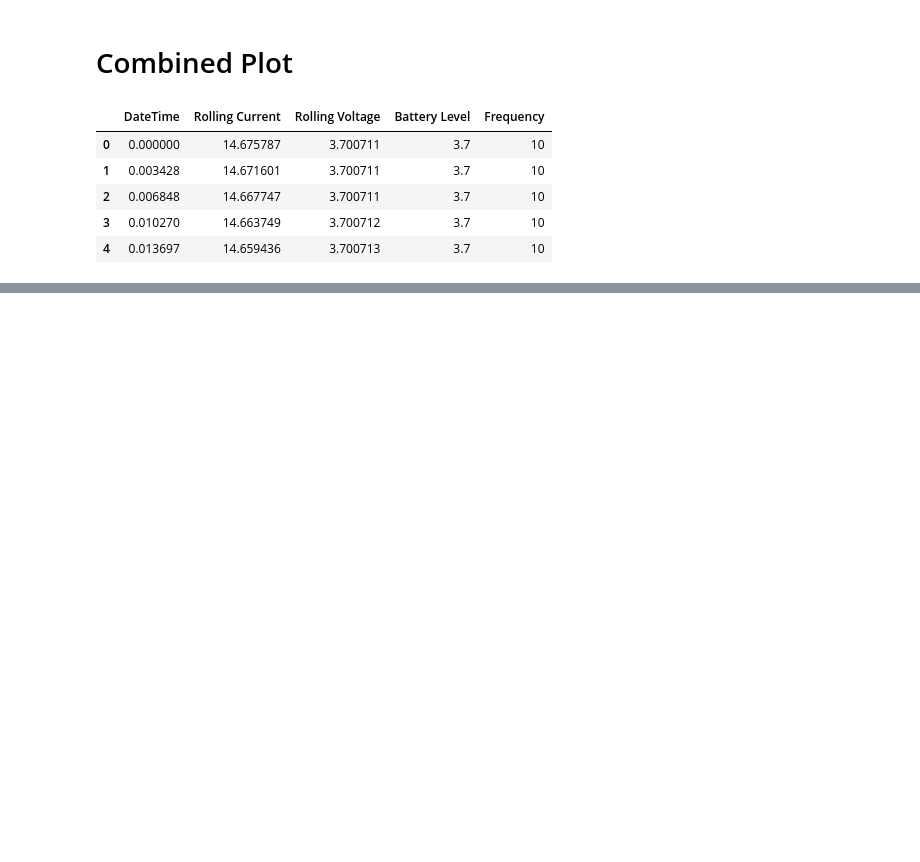
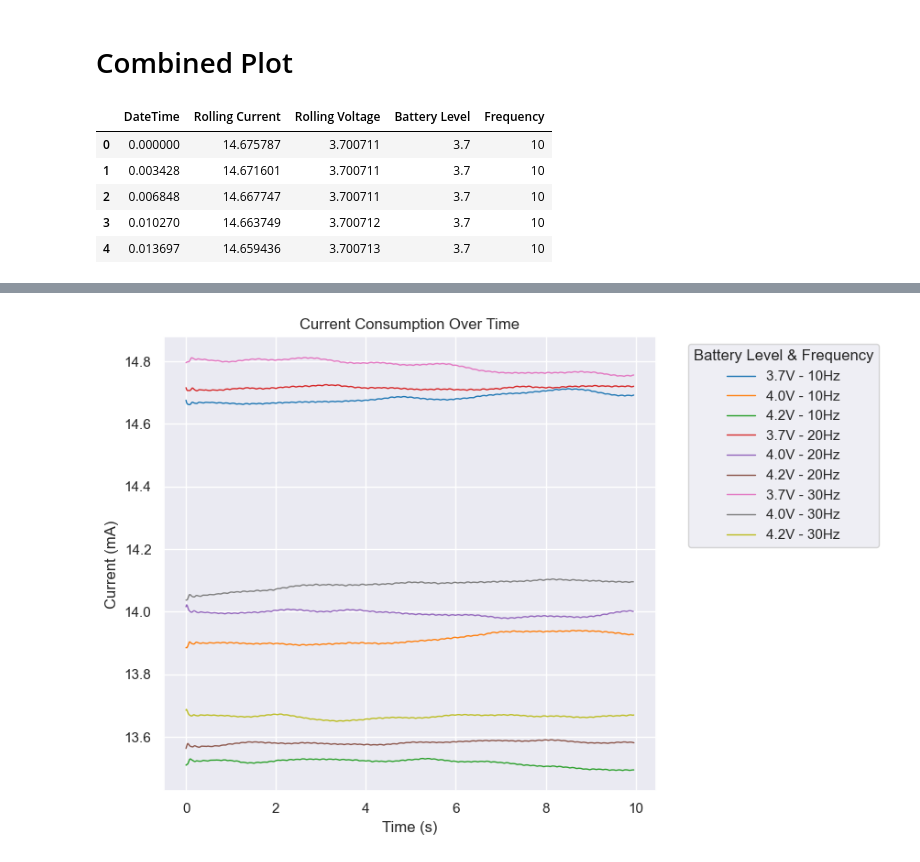
Before and after one commit to PeriniM/SmartApple-Thesis, a Jupyter notebook: data-analysis/nicla_consumption.ipynb, the cells around one changed output, grey strips where cells are left out. Saved outputs shown, nothing was run; the diff lists cells and outputs as text; code cells hidden in the pictures; blank space fills up the shorter version.

```diff
--- a/data-analysis/nicla_consumption.ipynb
+++ b/data-analysis/nicla_consumption.ipynb
@@ -165,0 +188,30 @@ data_grouped
+# %%
+# Create a new column 'Battery & Frequency' to use in the legend for clarity
+data['Battery & Frequency'] = data['Battery Level'].astype(str) + 'V - ' + data['Frequency'].astype(str) + 'Hz'
+
+# Perform a rolling average over 1000 samples for each group of 'Battery & Frequency'
+window_size = 200
+data['Rolling Current Smoothed'] = data.groupby(['Battery & Frequency'])['Rolling Current'].transform(lambda x: x.rolling(window_size, min_periods=1).mean())
+
+# Now we plot the smoothed current again, this time grouped by the new 'Battery & Frequency' column
+plt.figure(figsize=(12, 6))
+sns.lineplot(data=data, x='DateTime', y='Rolling Current Smoothed', hue='Battery & Frequency',
+             linewidth=1, dashes=False, palette='tab10')
+
+# Set plot title and labels
+plt.title('Current Consumption Over Time')
+plt.xlabel('Time (s)')
+plt.ylabel('Current (mA)')
+
+# Place the legend outside the plot to avoid clutter
+plt.legend(title='Battery Level & Frequency', bbox_to_anchor=(1.05, 1), loc='upper left')
+
+# hide the legend
+# plt.legend().set_visible(False)
+# Adjust layout to make room for the legend
+plt.tight_layout(rect=[0, 0, 0.75, 1])
+
+# Show the plot
+plt.show()
+# %% [output]
+[figure, added]
```
Also changed, not shown: parts of 9 cells of this notebook, 1 other file.
